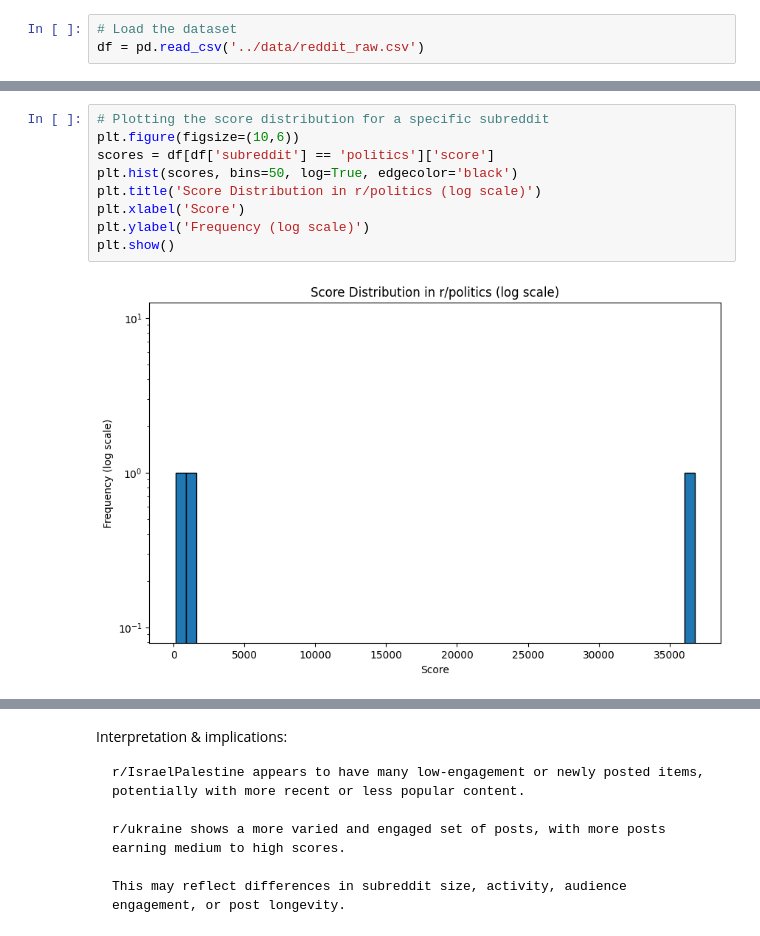
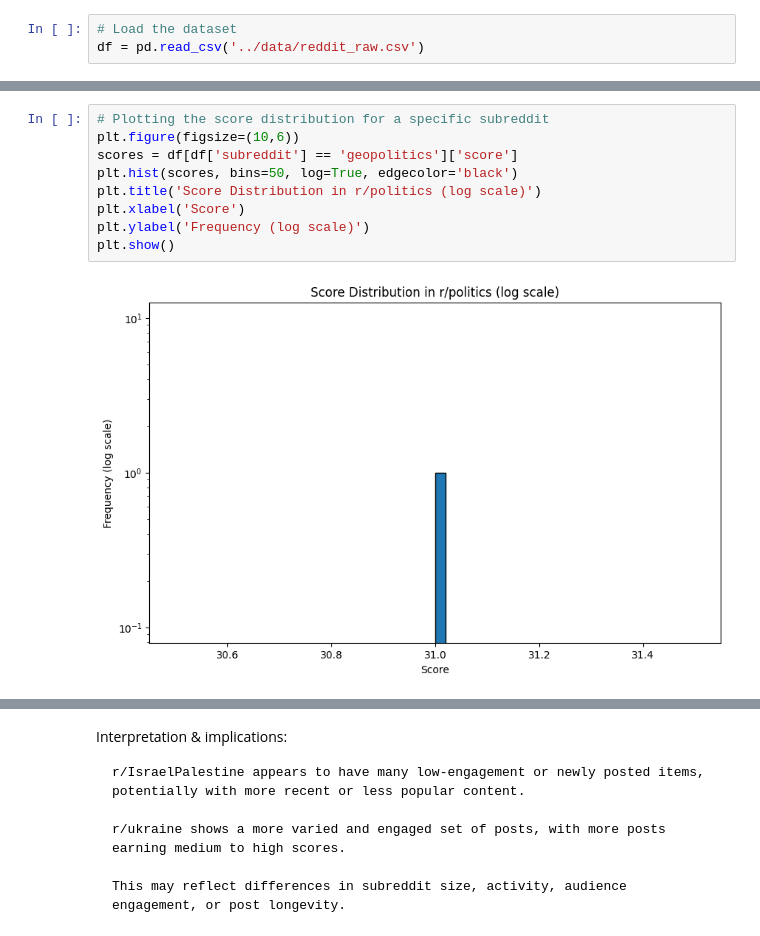
Before and after one commit to AnnaVerbytska/Migration_Sentiment, a Jupyter notebook: notebooks/eda.ipynb, the cells around one changed output, grey strips where cells are left out. Drawn from its saved outputs; the diff is of its cells as text.

Commit message:
Added a keyword and re-ran the code, updated a db and visualisations

```diff
--- a/notebooks/eda.ipynb
+++ b/notebooks/eda.ipynb
@@ -82,14 +98,14 @@ Name: count, Length: 66, dtype: int64
 # %%
 # Plotting the score distribution for a specific subreddit
 plt.figure(figsize=(10,6))
-scores = df[df['subreddit'] == 'politics']['score']
+scores = df[df['subreddit'] == 'geopolitics']['score']
 plt.hist(scores, bins=50, log=True, edgecolor='black')
 plt.title('Score Distribution in r/politics (log scale)')
 plt.xlabel('Score')
 plt.ylabel('Frequency (log scale)')
 plt.show()
 # %% [output]
-[figure, old version]
+[figure, new version]
 # %%
 # Plotting the score distribution for two subreddits side by side
 fig, axes = plt.subplots(1, 2, figsize=(14, 5), sharey=True)
```
Also changed, not shown: parts of 16 cells of this notebook, 4 other files.
